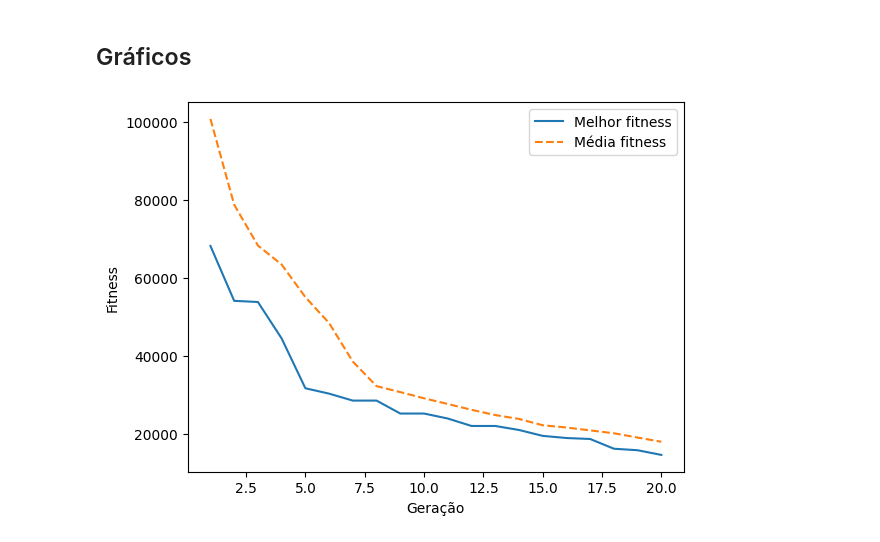
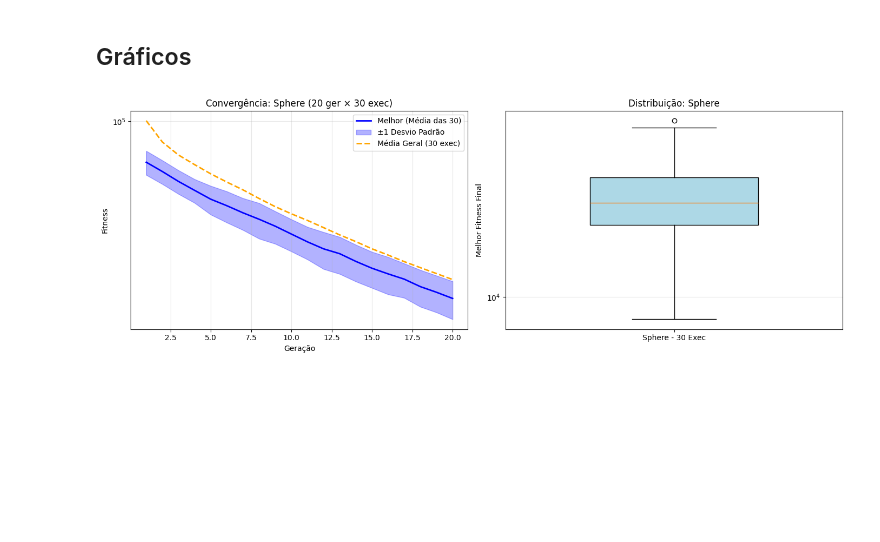
Before and after one commit to holyvieri/comp-inteligente, a Jupyter notebook: notebooks_base/ago_fase1_com_elitismo.ipynb, the cells around one changed output. Saved outputs shown, nothing was run; the diff lists cells and outputs as text; code cells hidden in the pictures; blank space fills up the shorter version.

```diff
--- a/notebooks_base/ago_fase1_com_elitismo.ipynb
+++ b/notebooks_base/ago_fase1_com_elitismo.ipynb
@@ -64,10 +64,29 @@ for i in range(n_pop):
 # %%
+import math
+
+
 def sphere(x):
     """
     Sphere Function
     Mínimo global: f(0, ..., 0) = 0
     """
     return sum(xi**2 for xi in x)
+
+
+def rastrigin(x):
+    """
+    Rastrigin Function
+    Mínimo global: f(0, ..., 0) = 0
+    """
+    n = len(x)
+    return 10*n + sum(xi**2 - 10*math.cos(2 * math.pi * xi) for xi in x)
+
+def rosenbrock(x):
+    """
+    Rosenbrock Function
+    Mínimo global: f(1, ..., 1) = 0
+    """
+    return sum(100 * (x[i+1] - x[i]**2)**2 + (x[i] - 1)**2 for i in range(len(x)-1))
 # %% [markdown]
 ## Avaliar cada individuo
 # %%
@@ -300,19 +359,57 @@ p1_survivors, p2_survivors = selecionar_pais(selecao, pop_aval, n_pop)
 # %% [markdown]
 ## Gráficos
 # %%
-# Gráfico de convergência
-media_por_geracao = [np.mean(gen) for gen in historico_notas]
-plt.plot(range(1, n_geracoes+1), historico_melhor, label="Melhor fitness")
-plt.plot(range(1, n_geracoes+1), media_por_geracao, label="Média fitness", linestyle="--")
-plt.xlabel("Geração")
-plt.ylabel("Fitness")
-plt.legend()
-plt.show()
+for nome_func, dados in resultados_globais.items():
+    # Recuperando os dados da função atual
+    historico_melhor_all = dados['melhor_all']
+    historico_notas_all = dados['notas_all']
+    melhor_fitness_por_exec = dados['fitness_final']
 
-# Boxplot
-plt.boxplot(historico_notas, positions=range(1, n_geracoes+1), showmeans=True)
-plt.xlabel("Geração")
-plt.ylabel("Fitness")
-plt.show()
+    melhor_por_geracao = []
+    for geracao in range(n_geracoes):
+        valores = [historico[geracao] for historico in historico_melhor_all]
+        melhor_por_geracao.append(np.mean(valores))
+
+    media_geral_por_geracao = []
+    for geracao in range(n_geracoes):
+        valores = []
+        for historico in historico_notas_all:
+            valores.extend(historico[geracao])
+        media_geral_por_geracao.append(np.mean(valores))
+
+    desvio_melhor = []
+    for geracao in range(n_geracoes):
+        valores = [historico[geracao] for historico in historico_melhor_all]
+        desvio_melhor.append(np.std(valores))
+
+    plt.figure(figsize=(14, 5))
+
+    # Gráfico 1: Convergência
+    plt.subplot(1, 2, 1)
+    plt.plot(range(1, n_geracoes+1), melhor_por_geracao, label="Melhor (Média das 30)", linewidth=2, color='blue')
+    plt.fill_between(range(1, n_geracoes+1),
+                      np.array(melhor_por_geracao) - np.array(desvio_melhor),
+                      np.array(melhor_por_geracao) + np.array(desvio_melhor),
+                      alpha=0.3, label="±1 Desvio Padrão", color='blue')
+    plt.plot(range(1, n_geracoes+1), media_geral_por_geracao, label="Média Geral (30 exec)", linestyle="--", linewidth=2, color='orange')
+    plt.xlabel("Geração")
+    plt.ylabel("Fitness")
+    plt.title(f"Convergência: {nome_func} ({n_geracoes} ger × 30 exec)")
+    plt.yscale('symlog')
+    plt.legend()
+    plt.grid(True, alpha=0.3)
+
+    # Gráfico 2: Boxplot
+    plt.subplot(1, 2, 2)
+    bp = plt.boxplot([melhor_fitness_por_exec], labels=[f'{nome_func} - 30 Exec'], patch_artist=True, widths=0.5)
+    for patch in bp['boxes']:
+        patch.set_facecolor('lightblue')
+    plt.ylabel("Melhor Fitness Final")
+    plt.title(f"Distribuição: {nome_func}")
+    plt.yscale('symlog')
+    plt.grid(True, alpha=0.3, axis='y')
+
+    plt.tight_layout()
+    plt.show()
 # %% [output]
-[figure, old version]
+[figure, new version]
```
Also changed, not shown: parts of 4 cells of this notebook, 6 other files.
